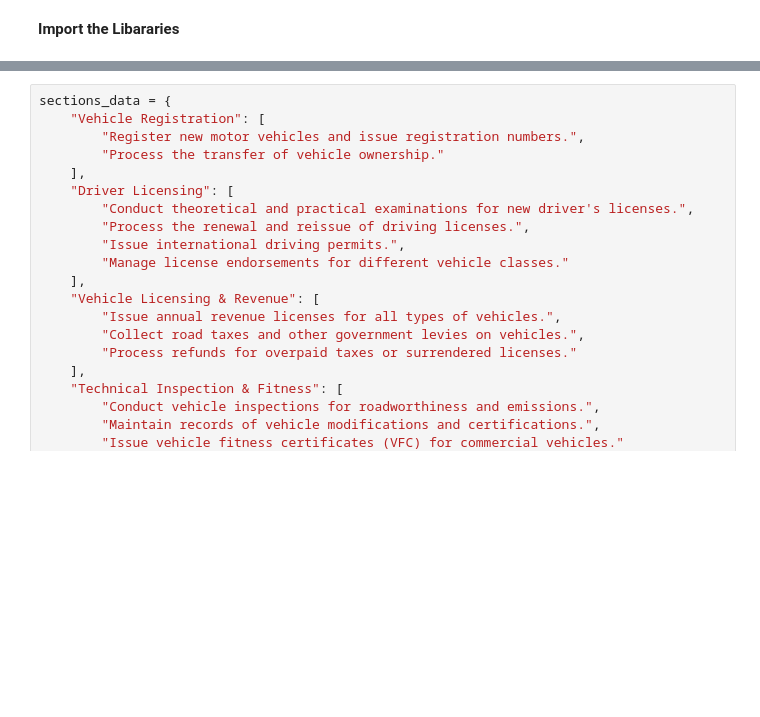
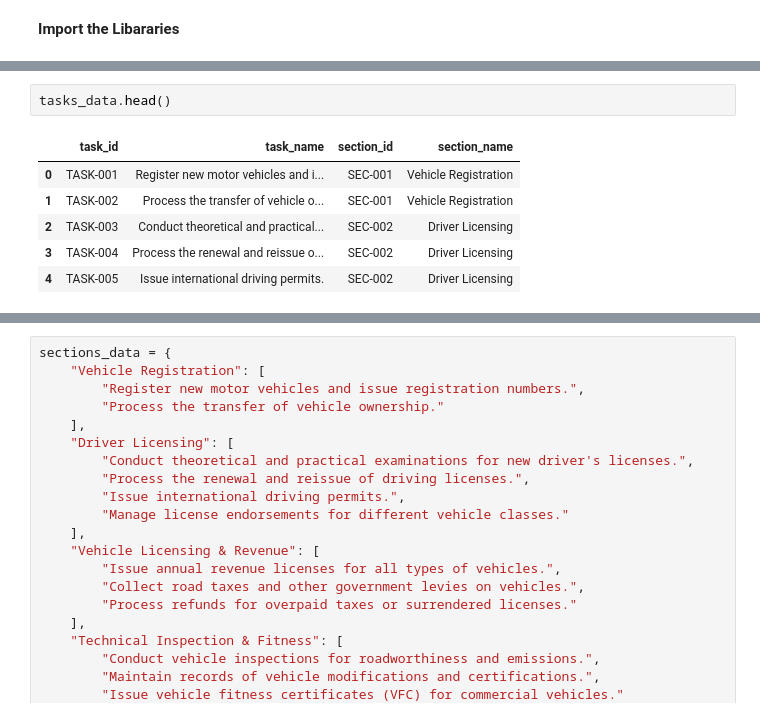
Before and after one commit to RMCV-Rajapaksha/TeamInception_Datathon, a Jupyter notebook: dataset_preparation_notebook.ipynb, the cells around one changed output, grey strips where cells are left out. Cells and saved outputs as stored; diff of their text form; blank space fills up the shorter version.

```diff
--- a/dataset_preparation_notebook.ipynb
+++ b/dataset_preparation_notebook.ipynb
@@ -7,0 +29,9 @@ csv_file_path = 'dataset/tasks.csv'
+# %%
+tasks_data.head()
+# %% [output]
+|  | task_id | task_name | section_id | section_name |
+| 0 | TASK-001 | Register new motor vehicles and i... | SEC-001 | Vehicle Registration |
+| 1 | TASK-002 | Process the transfer of vehicle o... | SEC-001 | Vehicle Registration |
+| 2 | TASK-003 | Conduct theoretical and practical... | SEC-002 | Driver Licensing |
+| 3 | TASK-004 | Process the renewal and reissue o... | SEC-002 | Driver Licensing |
+| 4 | TASK-005 | Issue international driving permits. | SEC-002 | Driver Licensing |
```
Also changed, not shown: parts of 8 cells of this notebook.
